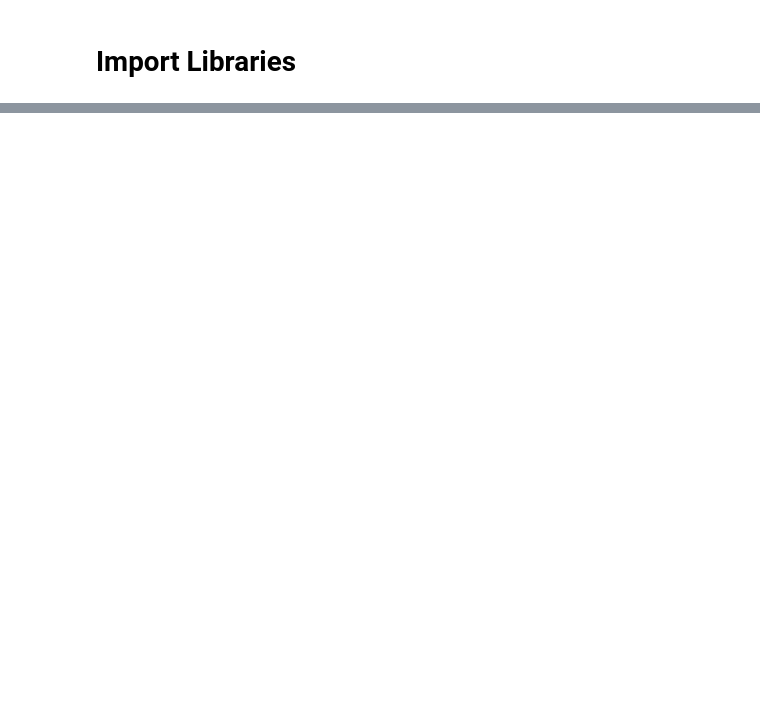
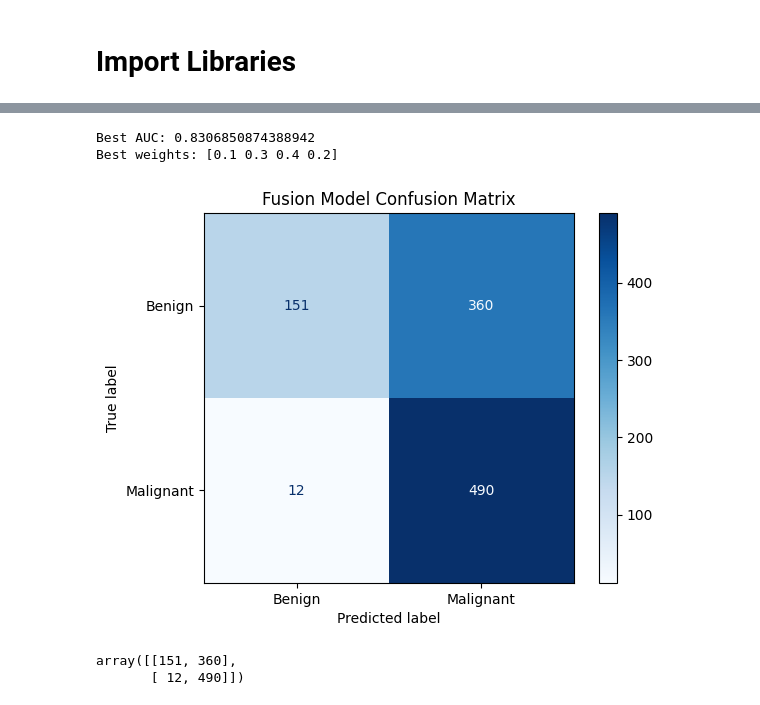
Before and after one commit to umich-mads-capstone/mra_midas_skin_cancer_ml, a Jupyter notebook: notebooks/99_perform_late_fusion.ipynb, the cells around one changed output, grey strips where cells are left out. Saved outputs shown, nothing was run; the diff lists cells and outputs as text; code cells hidden in the pictures; blank space fills up the shorter version.

Commit message:
Upload final late-fusion model

```diff
--- a/notebooks/99_perform_late_fusion.ipynb
+++ b/notebooks/99_perform_late_fusion.ipynb
@@ -48,3 +55,6 @@ Displaying dscope split:
 | 0 | 1_chest_8.0x5.0 | 1 | s-prd-398966845.jpg | s-prd-398966845.jpg | malignant | train | ... |
 | 1 | 1_l lower back_6.0x5.0 | 1 | s-prd-398967587.jpg | s-prd-398967587.jpg | benign | train | ... |
 | 2 | 2_right upper eyelid_4.0x2.0 | 2 | s-prd-399002046.jpg | s-prd-399002046.jpg | benign | train | ... |
+# %%
+metadata_pred_df = load_pred_file()
+metadata_pred_df.head()
@@ -50,0 +135,3 @@ Displaying dscope split:
+# %%
+fusion_df = multimodal_df()
+fusion_df.head()
@@ -50,0 +193,34 @@ Displaying dscope split:
+# %%
+gridsearch_fusion_weights()
+# %% [output]
+Best AUC: 0.8306850874388942
+Best weights: [0.1 0.3 0.4 0.2]
+# %%
+def plot_confusion_matrix(df, threshold=0.4):
+    """
+    Create and display confusion matrix for fusion model.
+    """
+
+    y_true = df["midas_path_binary"].astype(int)
+    y_prob = df["fusion_probability"]
+
+    y_pred = (y_prob >= threshold).astype(int)
+
+    cm = confusion_matrix(y_true, y_pred)
+
+    disp = ConfusionMatrixDisplay(
+        confusion_matrix=cm,
+        display_labels=["Benign", "Malignant"]
+    )
+
+    disp.plot(cmap="Blues")
+    plt.title("Fusion Model Confusion Matrix")
+    plt.show()
+
+    return cm
+# %%
+plot_confusion_matrix(fusion_df, threshold=0.4)
+# %% [output]
+[figure, added]
+array([[151, 360],
+       [ 12, 490]])
```
Also changed, not shown: parts of 14 cells of this notebook, 1 other file.
